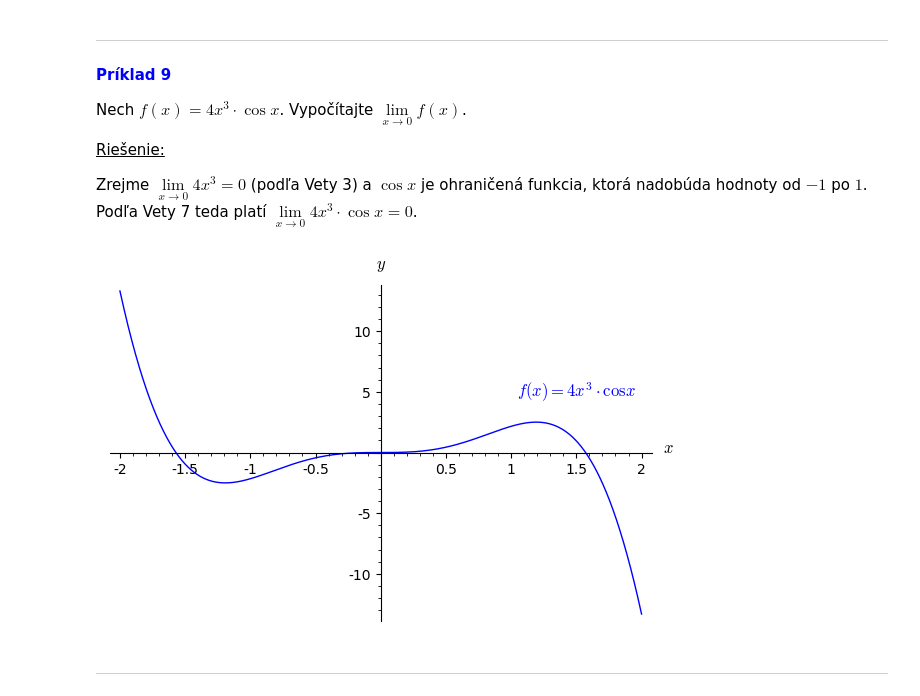
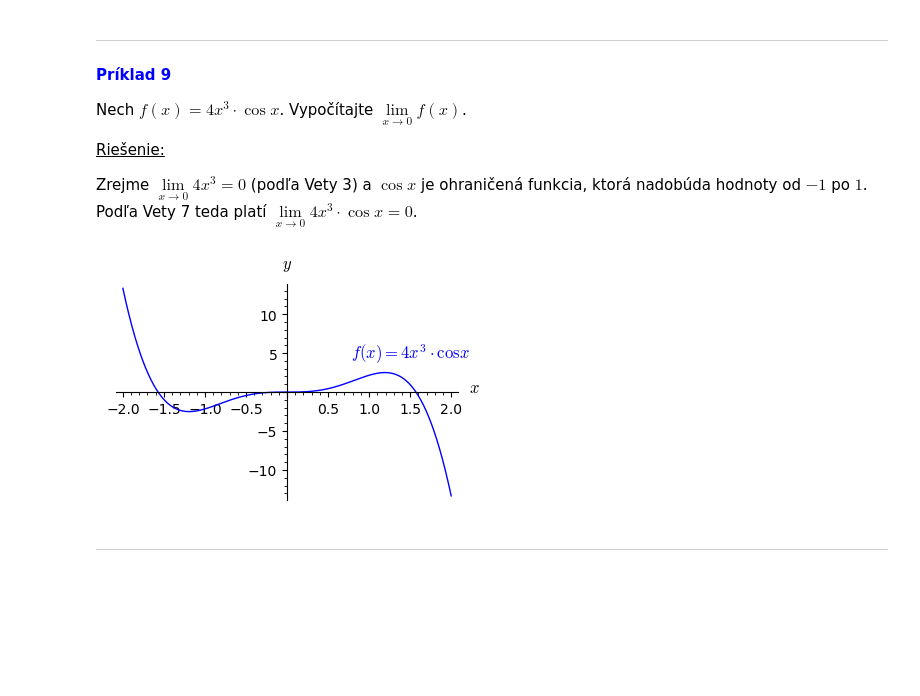
Before and after one commit to SamuelHanusic/MTIb, a Jupyter notebook: MTIb/Tema1/MTIbTema1LimitaFunkcie.ipynb, the cells around one changed output. Drawn from its saved outputs; the diff is of its cells as text; code cells hidden in the pictures; blank space fills up the shorter version.

```diff
--- a/MTIb/Tema1/MTIbTema1LimitaFunkcie.ipynb
+++ b/MTIb/Tema1/MTIbTema1LimitaFunkcie.ipynb
@@ -688,11 +694,11 @@ Zrejme $\lim\limits_{x\to0} 4x^3 = 0$ (podľa Vety 3) a $\cos x$ je ohraničená
 # %%
 x =  var('x')
 f(x) = 4*x^3*cos(x)
 kwds = {'fontsize':12}
 p1 = plot(f(x), (x, -2, 2), axes_labels=['$x$', '$y$'], axes_labels_size = 1.2) + text(r"$f(x)=4x^3\cdot\cos x$", (1.5, 5), color='blue',**kwds)
-show(p1)
+show(p1, figsize=4)
 # %% [output]
-[figure, old version]
+[figure, new version]
 # %% [markdown]
 ---
 # %% [markdown]
```
Also changed, not shown: parts of 19 cells of this notebook, 9 other files.
